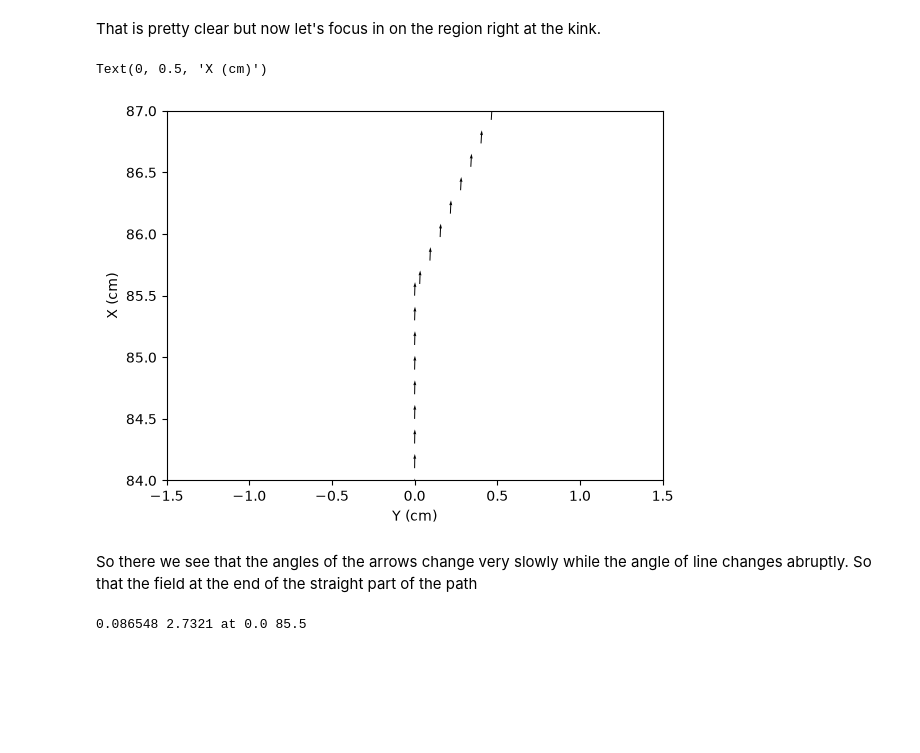
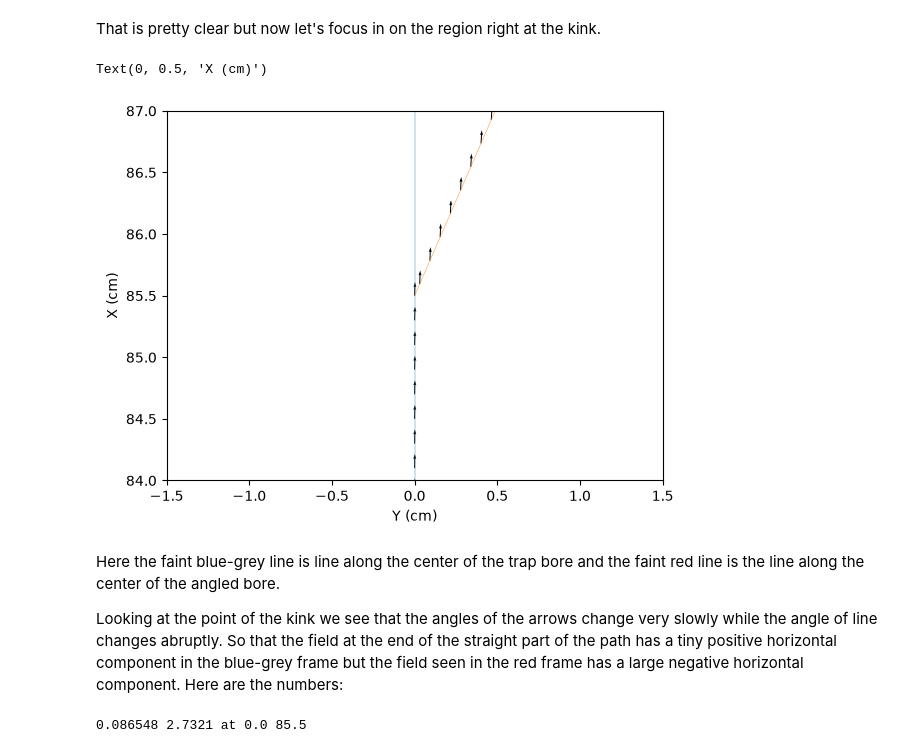
Before and after one commit to bcGitHub15/Magnet-Analysis, a Jupyter notebook: FredLines.ipynb, the cells around one changed output. Saved outputs shown, nothing was run; the diff lists cells and outputs as text; code cells hidden in the pictures; blank space fills up the shorter version.

Commit message:
Improve the quiver plot.

```diff
--- a/FredLines.ipynb
+++ b/FredLines.ipynb
@@ -193,21 +193,29 @@ That is pretty clear but now let's focus in on the region right at the kink.
 # %%
 kink_idx = 855
 irange = 20
 step = 2
 start = kink_idx - irange
 stop = kink_idx + irange
 plt.quiver(arr00[start:stop:step, 1], arr00[start:stop:step, 2],
            arr00[start:stop:step, 4], arr00[start:stop:step, 5],
            scale=100, width=0.002)
+trapX = [0, 0]
+trapY = [84, 87]
+plt.plot(trapX, trapY, linewidth=0.3)
+bendX = [ arr00[kink_idx, 1], arr00[stop, 1]]
+bendY = [ arr00[kink_idx, 2], arr00[stop, 2]]
+plt.plot(bendX, bendY, linewidth=0.3)
 plt.ylim(84, 87)
 plt.xlim(-1.5, 1.5)
 plt.xlabel('Y (cm)')
 plt.ylabel('X (cm)')
 # %% [output]
 Text(0, 0.5, 'X (cm)')
-[figure, old version]
+[figure, new version]
 # %% [markdown]
-So there we see that the angles of the arrows change very slowly while the angle of line changes abruptly. So that the field at the end of the straight part of the path
+Here the faint blue-grey line is line along the center of the trap bore and the faint red line is the line along the center of the angled bore.
+
+Looking at the point of the kink we see that the angles of the arrows change very slowly while the angle of line changes abruptly. So that the field at the end of the straight part of the path has a tiny positive horizontal component in the blue-grey frame but the field seen in the red frame has a large negative horizontal component. Here are the numbers:
 # %%
 print(arr00[kink_idx, 4], arr00[kink_idx, 5], 'at', arr00[kink_idx, 1], arr00[kink_idx, 2])
 # %% [output]
```
Also changed, not shown: parts of 1 cell of this notebook.
